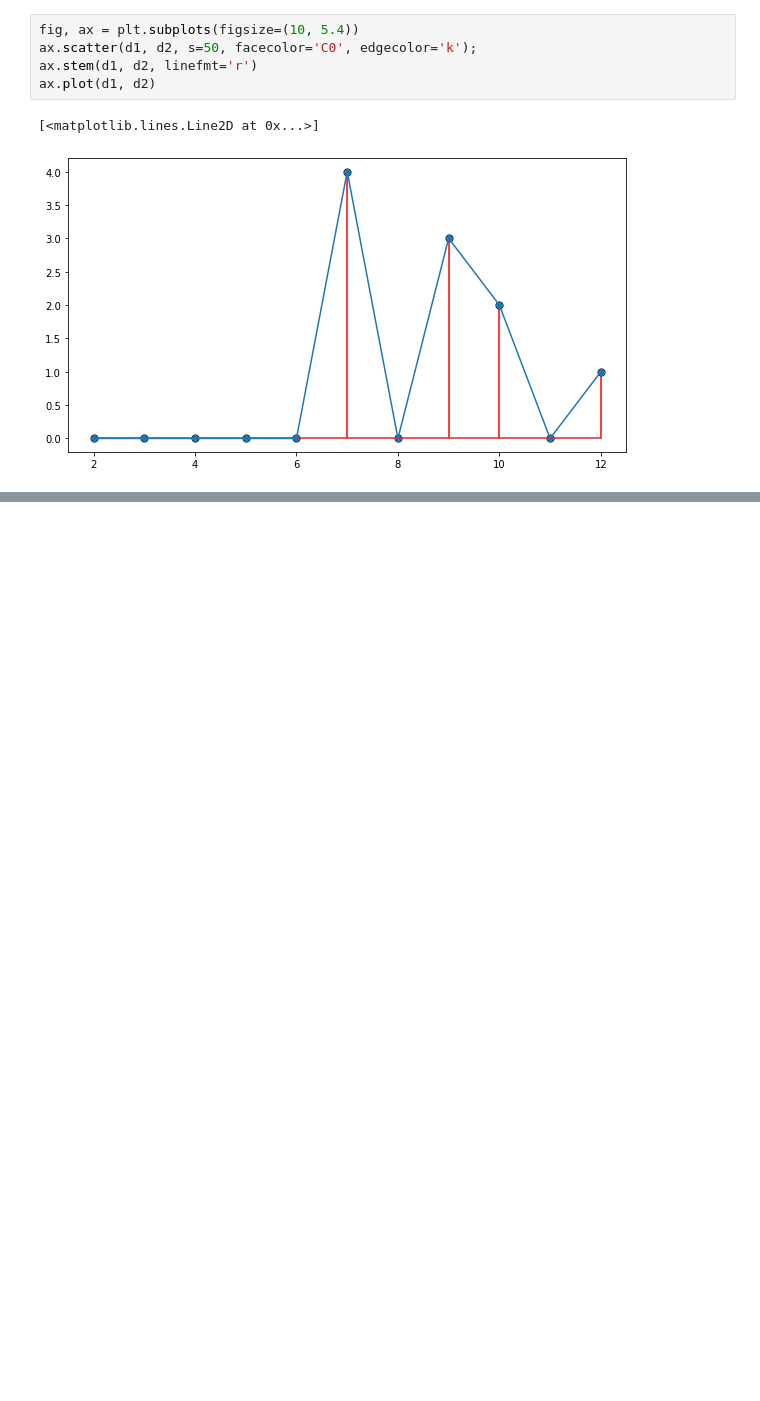
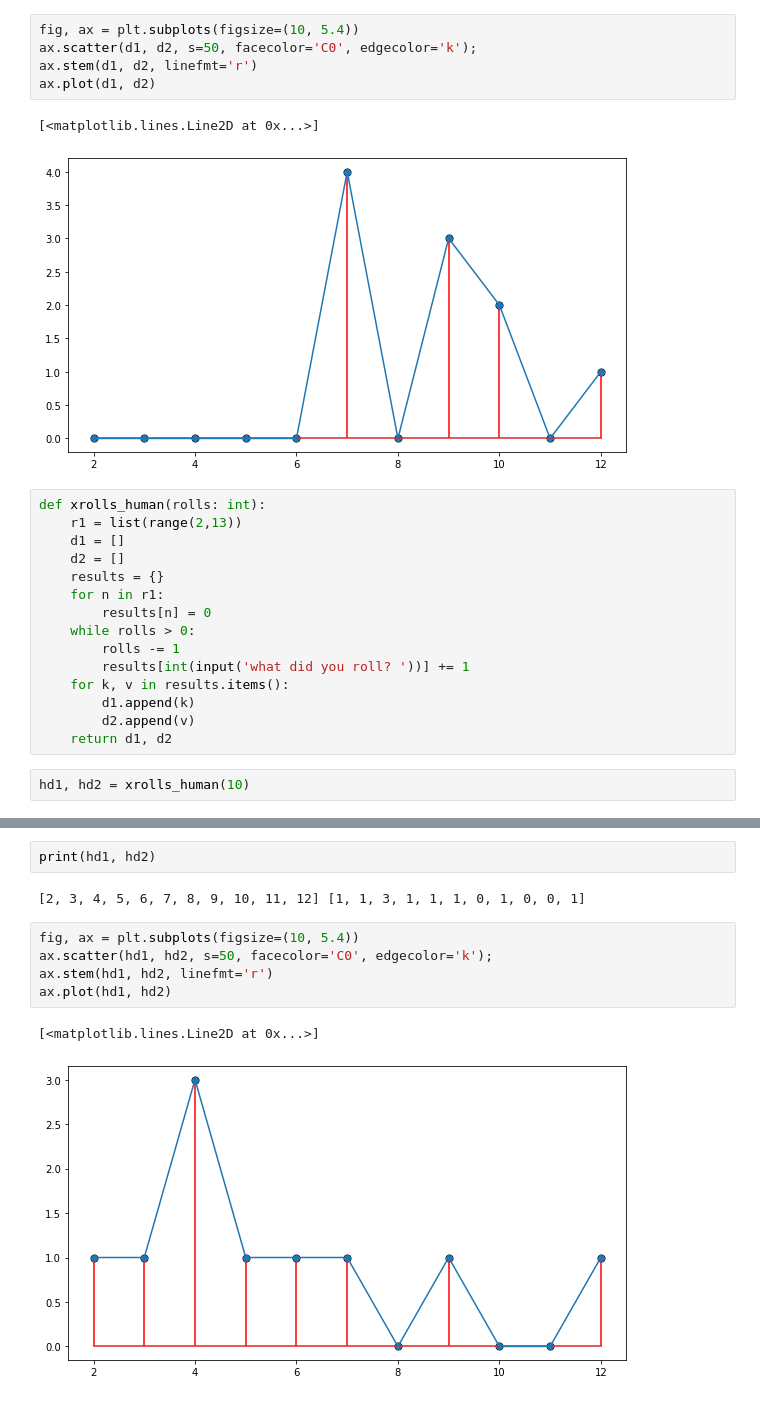
Before and after one commit to mrmeesturgis/cs_1_2_demo_3, a Jupyter notebook: Probability.ipynb, the cells around one changed output, grey strips where cells are left out. Saved outputs shown, nothing was run; the diff lists cells and outputs as text; blank space fills up the shorter version.

```diff
--- a/Probability.ipynb
+++ b/Probability.ipynb
@@ -66,3 +66,20 @@ ax.plot(d1, d2)
 # %% [output]
 [<matplotlib.lines.Line2D at 0x...>]
 [figure]
+# %%
+def xrolls_human(rolls: int):
+    r1 = list(range(2,13))
+    d1 = []
+    d2 = []
+    results = {}
+    for n in r1:
+        results[n] = 0
+    while rolls > 0:
+        rolls -= 1
+        results[int(input('what did you roll? '))] += 1
+    for k, v in results.items():
+        d1.append(k)
+        d2.append(v)
+    return d1, d2
+# %%
+hd1, hd2 = xrolls_human(10)
@@ -68,0 +97,12 @@ ax.plot(d1, d2)
+# %%
+print(hd1, hd2)
+# %% [output]
+[2, 3, 4, 5, 6, 7, 8, 9, 10, 11, 12] [1, 1, 3, 1, 1, 1, 0, 1, 0, 0, 1]
+# %%
+fig, ax = plt.subplots(figsize=(10, 5.4))
+ax.scatter(hd1, hd2, s=50, facecolor='C0', edgecolor='k');
+ax.stem(hd1, hd2, linefmt='r')
+ax.plot(hd1, hd2)
+# %% [output]
+[<matplotlib.lines.Line2D at 0x...>]
+[figure, added]
```
Also changed, not shown: parts of 1 cell of this notebook, 1 other file.
